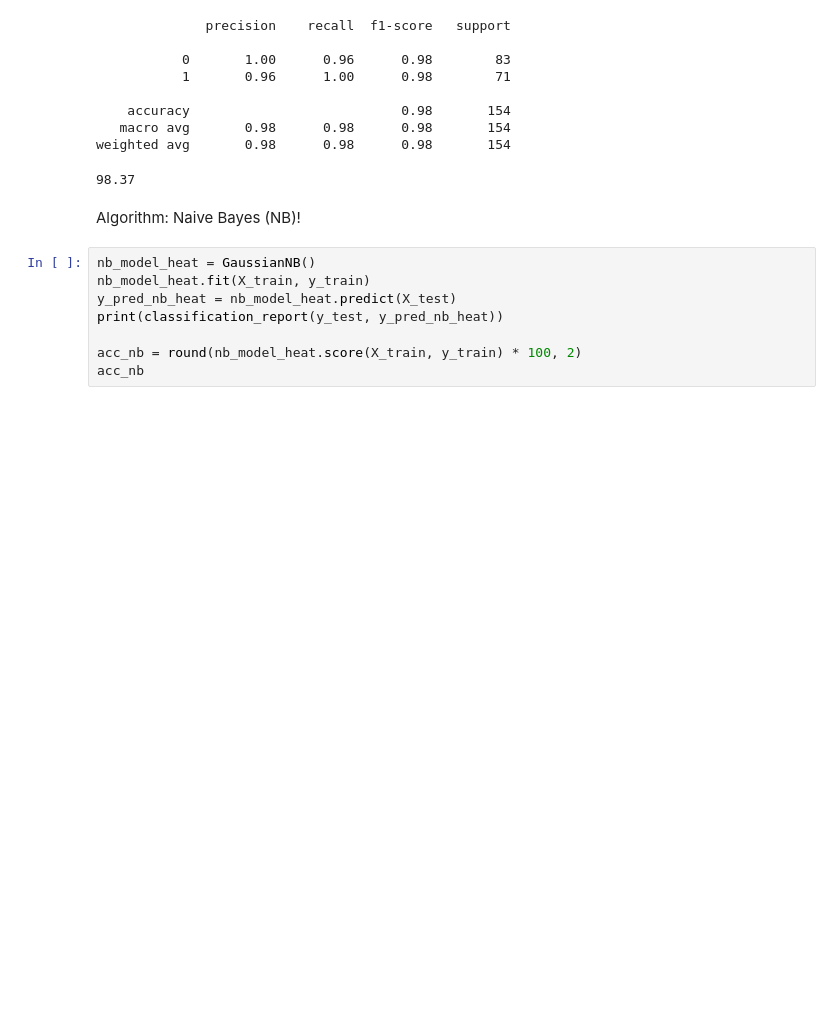
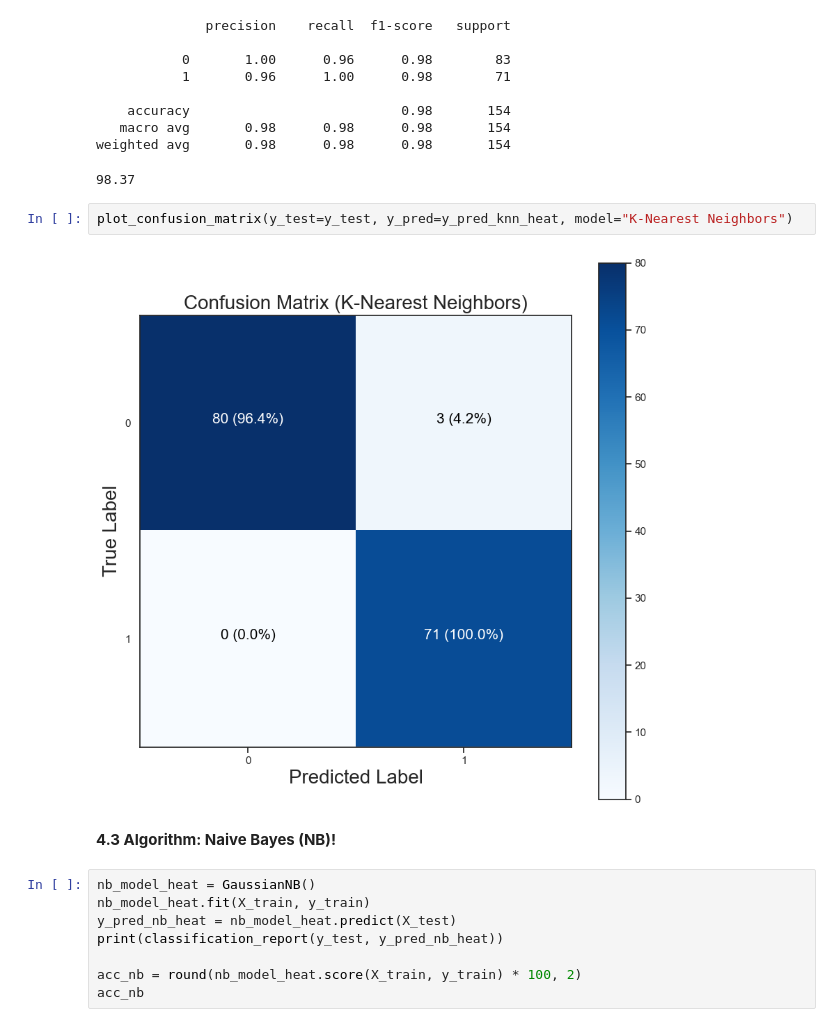
Before and after one commit to matcze/energy_efficient, a Jupyter notebook: energy_efficient_class.ipynb, the cells around one changed output. Drawn from its saved outputs; the diff is of its cells as text; blank space fills up the shorter version.

```diff
--- a/energy_efficient_class.ipynb
+++ b/energy_efficient_class.ipynb
@@ -494,8 +567,12 @@ acc_knn
    macro avg       0.98      0.98      0.98       154
 weighted avg       0.98      0.98      0.98       154
 98.37
+# %%
+plot_confusion_matrix(y_test=y_test, y_pred=y_pred_knn_heat, model="K-Nearest Neighbors")
+# %% [output]
+[figure, added]
 # %% [markdown]
-Algorithm: Naive Bayes (NB)!
+**4.3 Algorithm: Naive Bayes (NB)!**
 # %%
 nb_model_heat = GaussianNB()
 nb_model_heat.fit(X_train, y_train)
```
Also changed, not shown: parts of 33 cells of this notebook.
